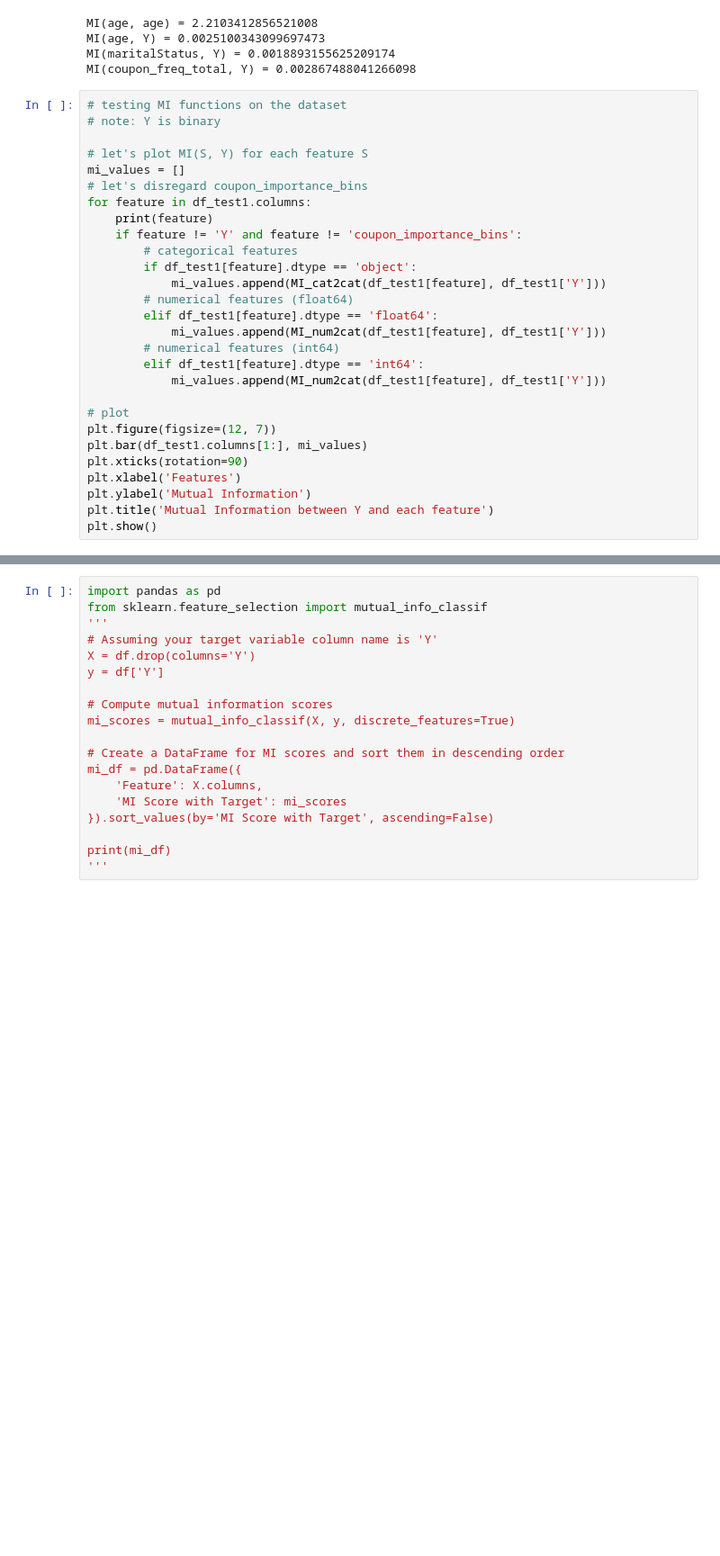
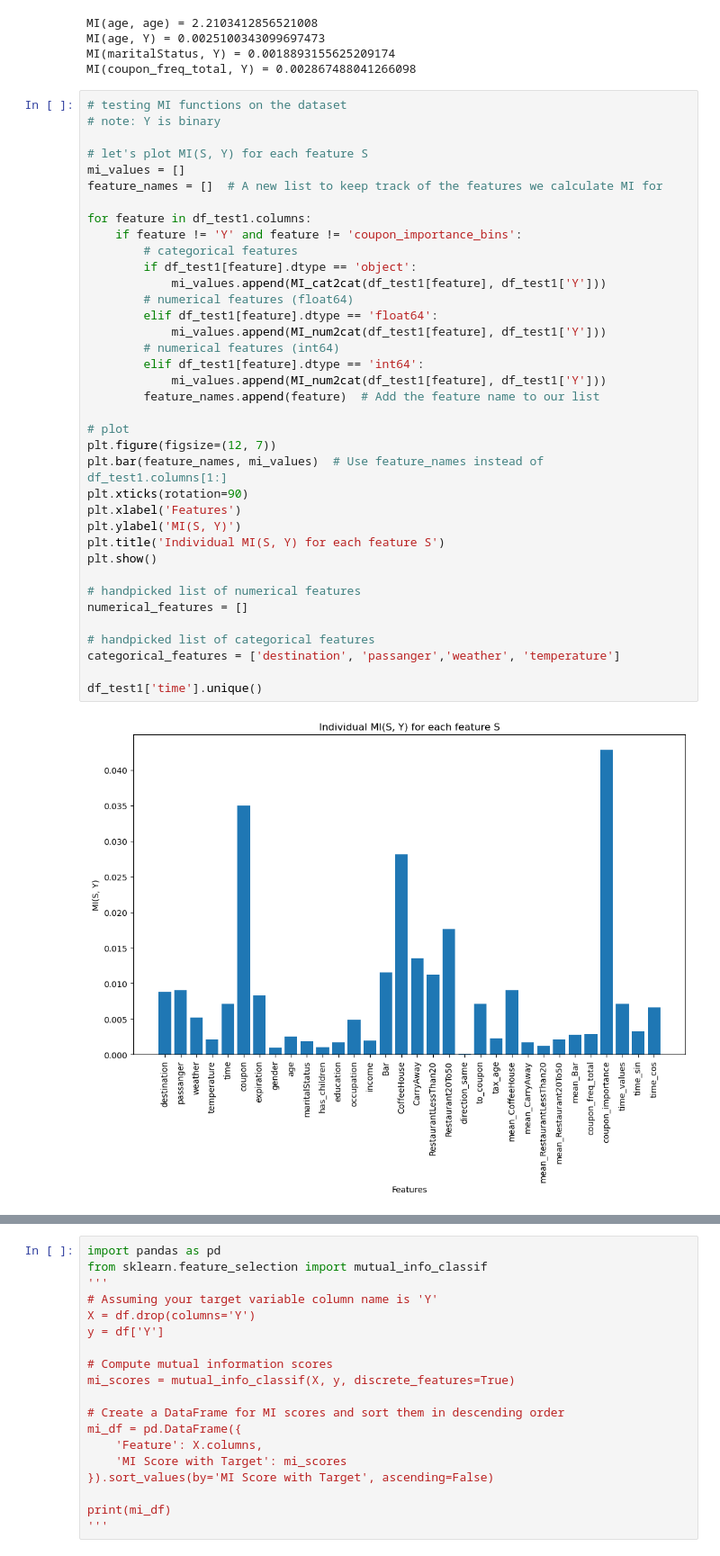
Before and after one commit to leobt23/Data_Mining, a Jupyter notebook: 1_eda/caria.ipynb, the cells around one changed output, grey strips where cells are left out. Shown at 90% size. Saved outputs shown, nothing was run; the diff lists cells and outputs as text; blank space fills up the shorter version.

```diff
--- a/1_eda/caria.ipynb
+++ b/1_eda/caria.ipynb
@@ -558,29 +727,39 @@ MI(coupon_freq_total, Y) = 0.002867488041266098
 # %%
 # testing MI functions on the dataset
 # note: Y is binary
 
 # let's plot MI(S, Y) for each feature S
 mi_values = []
-# let's disregard coupon_importance_bins
+feature_names = []  # A new list to keep track of the features we calculate MI for
+
 for feature in df_test1.columns:
-    print(feature)
     if feature != 'Y' and feature != 'coupon_importance_bins':
         # categorical features
         if df_test1[feature].dtype == 'object':
             mi_values.append(MI_cat2cat(df_test1[feature], df_test1['Y']))
         # numerical features (float64)
         elif df_test1[feature].dtype == 'float64':
             mi_values.append(MI_num2cat(df_test1[feature], df_test1['Y']))
         # numerical features (int64)
         elif df_test1[feature].dtype == 'int64':
             mi_values.append(MI_num2cat(df_test1[feature], df_test1['Y']))
+        feature_names.append(feature)  # Add the feature name to our list
 
 # plot
 plt.figure(figsize=(12, 7))
-plt.bar(df_test1.columns[1:], mi_values)
+plt.bar(feature_names, mi_values)  # Use feature_names instead of df_test1.columns[1:]
 plt.xticks(rotation=90)
 plt.xlabel('Features')
-plt.ylabel('Mutual Information')
-plt.title('Mutual Information between Y and each feature')
+plt.ylabel('MI(S, Y)')
+plt.title('Individual MI(S, Y) for each feature S')
 plt.show()
+
+# handpicked list of numerical features
+numerical_features = []
+
+# handpicked list of categorical features
+categorical_features = ['destination', 'passanger','weather', 'temperature']
+
+df_test1['time'].unique()
 # %% [output]
+[figure, added]
```
Also changed, not shown: parts of 12 cells of this notebook.
